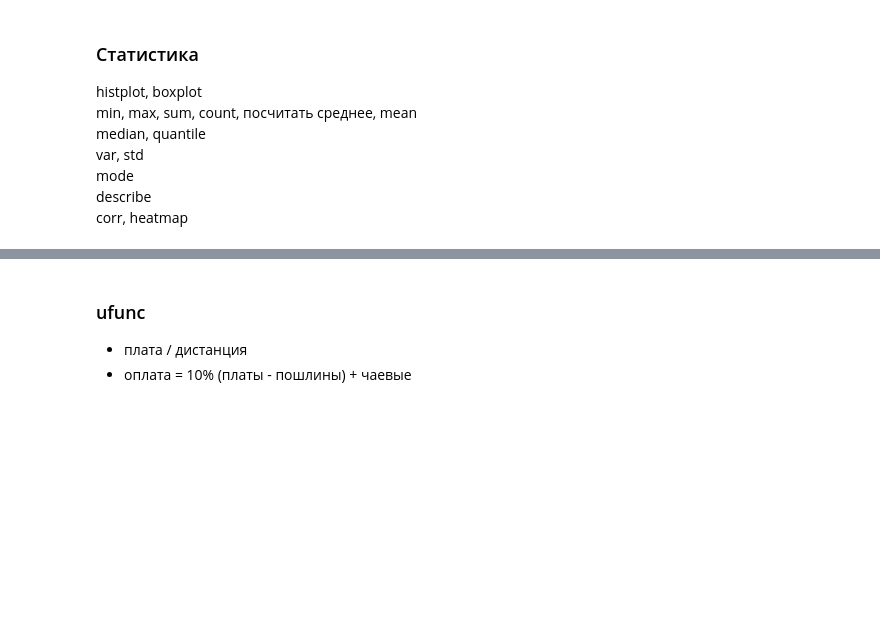
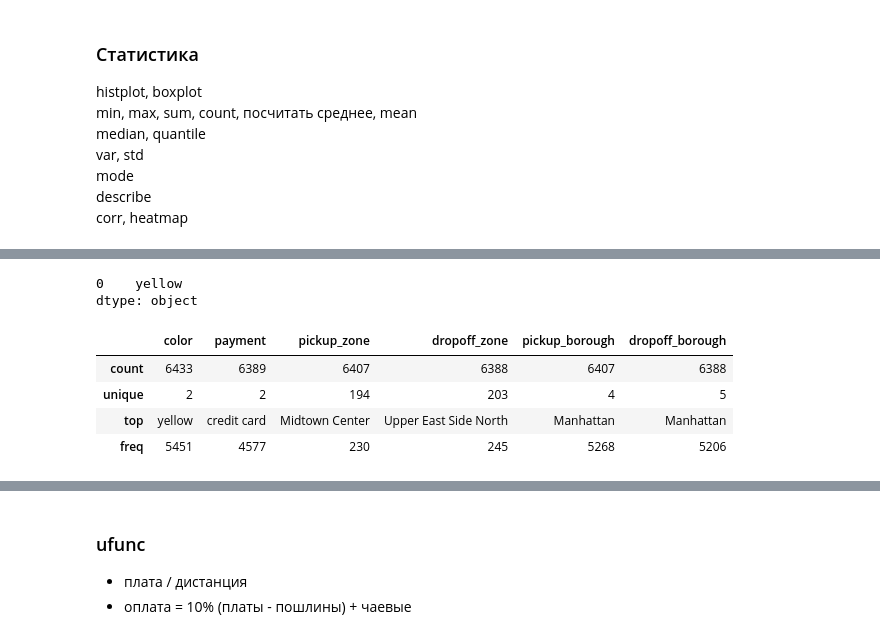
Before and after one commit to gbrs/nadyas_introductory_course, a Jupyter notebook: Untitled.ipynb, the cells around one changed output, grey strips where cells are left out. Cells and saved outputs as stored; diff of their text form; code cells hidden in the pictures; blank space fills up the shorter version.

```diff
--- a/Untitled.ipynb
+++ b/Untitled.ipynb
@@ -33,0 +96,13 @@ corr, heatmap
+# %%
+df.color.mode()
+# %% [output]
+0    yellow
+dtype: object
+# %%
+df.describe(include='object')
+# %% [output]
+|  | color | payment | pickup_zone | dropoff_zone | pickup_borough | dropoff_borough |
+| count | 6433 | 6389 | 6407 | 6388 | 6407 | 6388 |
+| unique | 2 | 2 | 194 | 203 | 4 | 5 |
+| top | yellow | credit card | Midtown Center | Upper East Side North | Manhattan | Manhattan |
+| freq | 5451 | 4577 | 230 | 245 | 5268 | 5206 |
```
Also changed, not shown: parts of 6 cells of this notebook.
